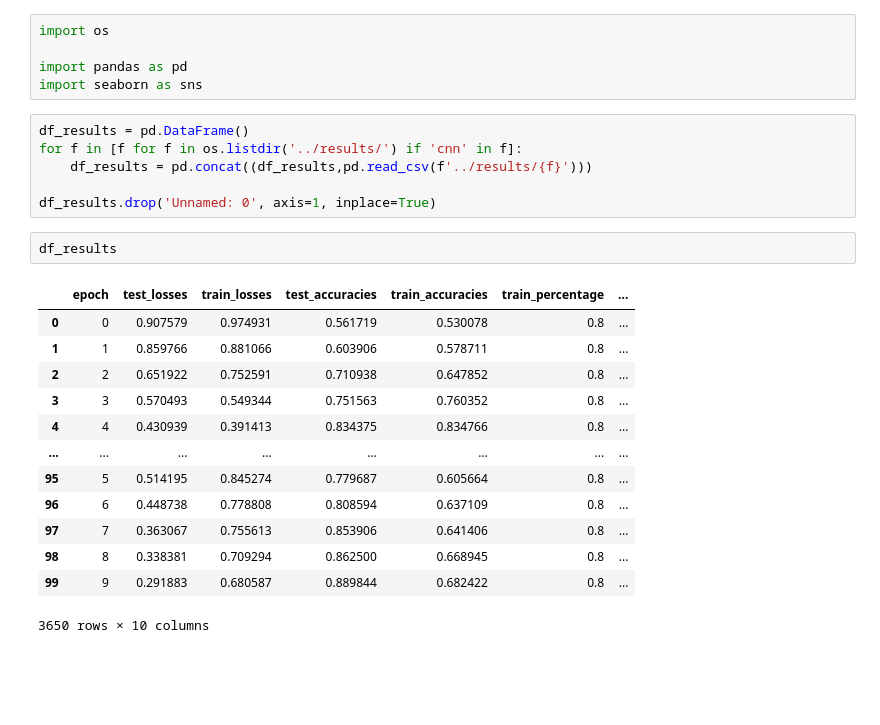
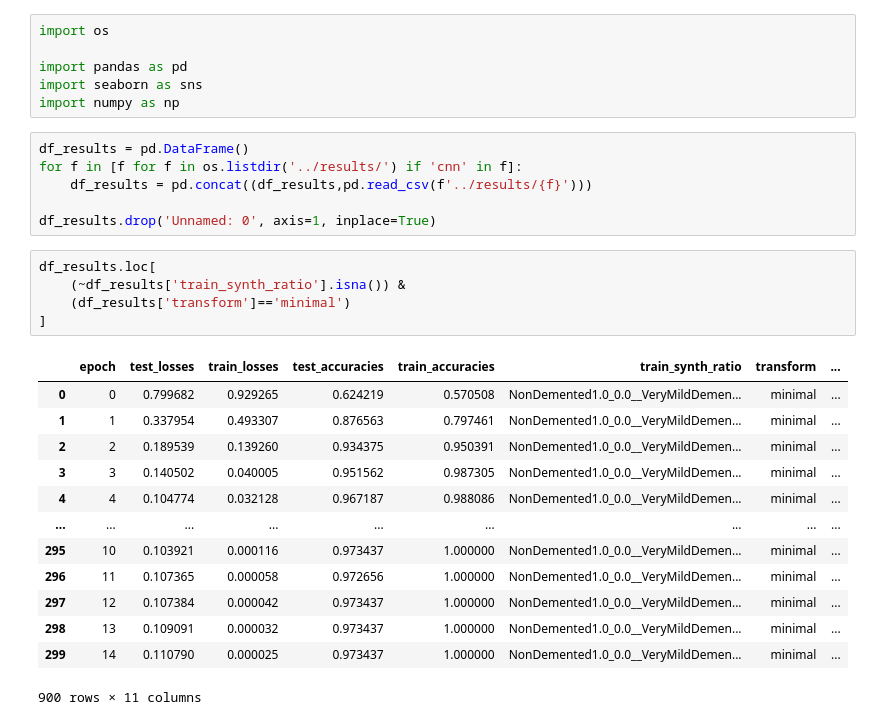
Before and after one commit to dan-kwon/MAS-thesis, a Jupyter notebook: notebooks/analysis_resnet.ipynb, the cells around one changed output. Drawn from its saved outputs; the diff is of its cells as text; blank space fills up the shorter version.

```diff
--- a/notebooks/analysis_resnet.ipynb
+++ b/notebooks/analysis_resnet.ipynb
@@ -3,27 +3,31 @@ import os
 
 import pandas as pd
 import seaborn as sns
+import numpy as np
 # %%
 df_results = pd.DataFrame()
 for f in [f for f in os.listdir('../results/') if 'cnn' in f]:
     df_results = pd.concat((df_results,pd.read_csv(f'../results/{f}')))
 
 df_results.drop('Unnamed: 0', axis=1, inplace=True)
-# %%
-df_results
-# %% [output]
-|  | epoch | test_losses | train_losses | test_accuracies | train_accuracies | train_percentage | ... |
-| 0 | 0 | 0.907579 | 0.974931 | 0.561719 | 0.530078 | 0.8 | ... |
-| 1 | 1 | 0.859766 | 0.881066 | 0.603906 | 0.578711 | 0.8 | ... |
-| 2 | 2 | 0.651922 | 0.752591 | 0.710938 | 0.647852 | 0.8 | ... |
-| 3 | 3 | 0.570493 | 0.549344 | 0.751563 | 0.760352 | 0.8 | ... |
-| 4 | 4 | 0.430939 | 0.391413 | 0.834375 | 0.834766 | 0.8 | ... |
-| ... | ... | ... | ... | ... | ... | ... | ... |
-| 95 | 5 | 0.514195 | 0.845274 | 0.779687 | 0.605664 | 0.8 | ... |
-| 96 | 6 | 0.448738 | 0.778808 | 0.808594 | 0.637109 | 0.8 | ... |
-| 97 | 7 | 0.363067 | 0.755613 | 0.853906 | 0.641406 | 0.8 | ... |
-| 98 | 8 | 0.338381 | 0.709294 | 0.862500 | 0.668945 | 0.8 | ... |
-| 99 | 9 | 0.291883 | 0.680587 | 0.889844 | 0.682422 | 0.8 | ... |
-3650 rows × 10 columns
+# %%
+df_results.loc[
+    (~df_results['train_synth_ratio'].isna()) &
+    (df_results['transform']=='minimal')
+]
+# %% [output]
+|  | epoch | test_losses | train_losses | test_accuracies | train_accuracies | train_synth_ratio | transform | ... |
+| 0 | 0 | 0.799682 | 0.929265 | 0.624219 | 0.570508 | NonDemented1.0_0.0__VeryMildDemen... | minimal | ... |
+| 1 | 1 | 0.337954 | 0.493307 | 0.876563 | 0.797461 | NonDemented1.0_0.0__VeryMildDemen... | minimal | ... |
+| 2 | 2 | 0.189539 | 0.139260 | 0.934375 | 0.950391 | NonDemented1.0_0.0__VeryMildDemen... | minimal | ... |
+| 3 | 3 | 0.140502 | 0.040005 | 0.951562 | 0.987305 | NonDemented1.0_0.0__VeryMildDemen... | minimal | ... |
+| 4 | 4 | 0.104774 | 0.032128 | 0.967187 | 0.988086 | NonDemented1.0_0.0__VeryMildDemen... | minimal | ... |
+| ... | ... | ... | ... | ... | ... | ... | ... | ... |
+| 295 | 10 | 0.103921 | 0.000116 | 0.973437 | 1.000000 | NonDemented1.0_0.0__VeryMildDemen... | minimal | ... |
+| 296 | 11 | 0.107365 | 0.000058 | 0.972656 | 1.000000 | NonDemented1.0_0.0__VeryMildDemen... | minimal | ... |
+| 297 | 12 | 0.107384 | 0.000042 | 0.973437 | 1.000000 | NonDemented1.0_0.0__VeryMildDemen... | minimal | ... |
+| 298 | 13 | 0.109091 | 0.000032 | 0.973437 | 1.000000 | NonDemented1.0_0.0__VeryMildDemen... | minimal | ... |
+| 299 | 14 | 0.110790 | 0.000025 | 0.973437 | 1.000000 | NonDemented1.0_0.0__VeryMildDemen... | minimal | ... |
+900 rows × 11 columns
 # %%
 sns.lineplot(
```
Also changed, not shown: parts of 1 cell of this notebook, 44 other files.
